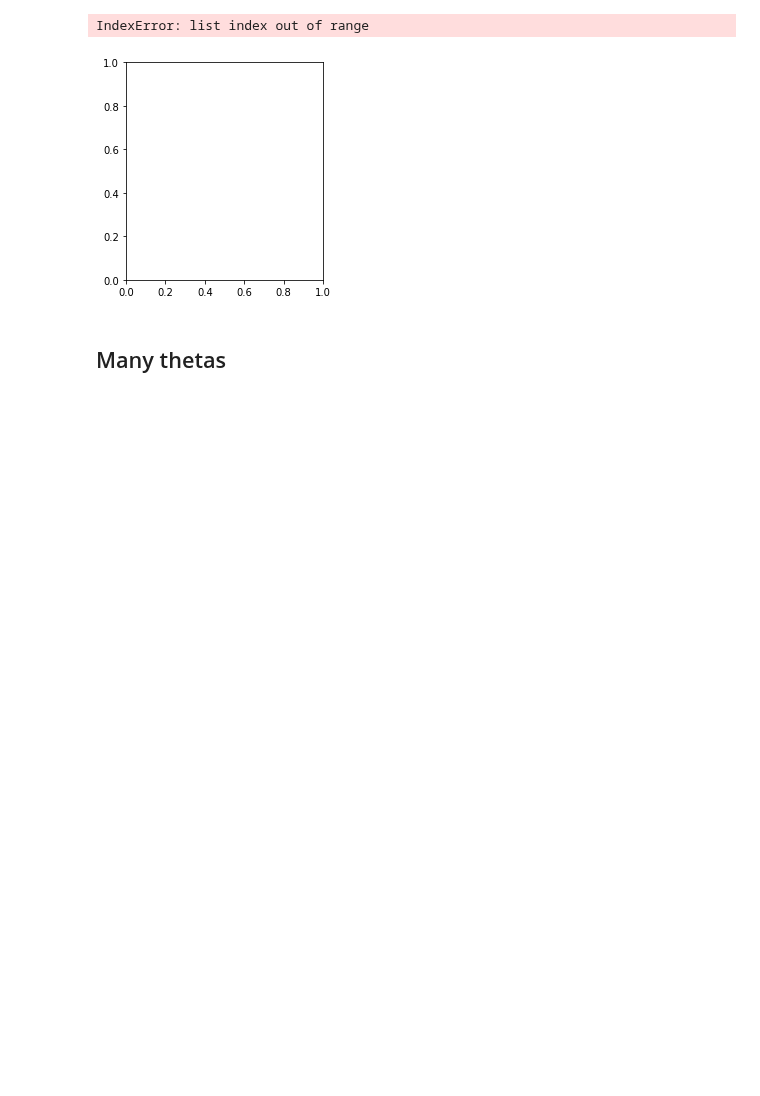
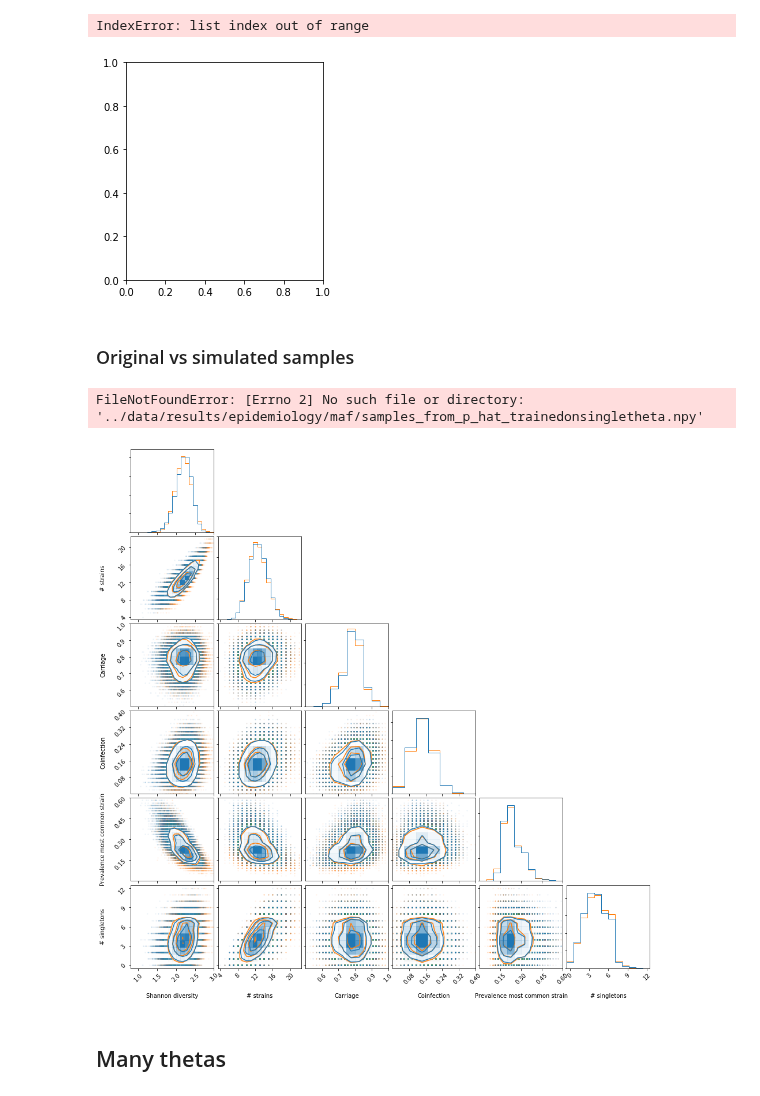
Before and after one commit to johannbrehmer/goldmine, a Jupyter notebook: goldmine/evaluation/epidemiology_performance.ipynb, the cells around one changed output. Saved outputs shown, nothing was run; the diff lists cells and outputs as text; code cells hidden in the pictures; blank space fills up the shorter version.

```diff
--- a/goldmine/evaluation/epidemiology_performance.ipynb
+++ b/goldmine/evaluation/epidemiology_performance.ipynb
@@ -114,6 +114,32 @@ plt.show()
 # %% [output]
 IndexError: list index out of range
 [figure]
+# %% [markdown]
+### Original vs simulated samples
+# %%
+x_labels=['Shannon diversity', '# strains', 'Carriage',
+        'Coinfection', 'Prevalence most common strain', '# singletons']
+x_ranges = [(0.8,3.0), (3.5,22.5), (0.5, 1.), (0.,0.4), (0.,0.6), (-0.5,12.5)]
+x_bins = [20, 19, 10, 7, 12, 12]
+# %%
+x_simulator = np.load('../data/samples/epidemiology/x_test_singletheta.npy')
+x_maf = np.load('../data/results/epidemiology/maf/samples_from_p_hat_trainedonsingletheta.npy')
+# %% [output]
+FileNotFoundError: [Errno 2] No such file or directory: '../data/results/epidemiology/maf/samples_from_p_hat_trainedonsingletheta.npy'
+# %%
+fig = corner.corner(x_maf,
+                   labels=x_labels,
+                   range=x_ranges,
+                   bins=x_bins,
+                   color='C1', alpha=0.5)
+_ = corner.corner(x_simulator,
+                   fig=fig,
+                   labels=x_labels,
+                   range=x_ranges,
+                   bins=x_bins,
+                   color='C0', alpha=0.5)
+# %% [output]
+[figure, added]
 # %% [markdown]
 ## Many thetas
 # %%
```
Also changed, not shown: parts of 4 cells of this notebook, 3 other files.
